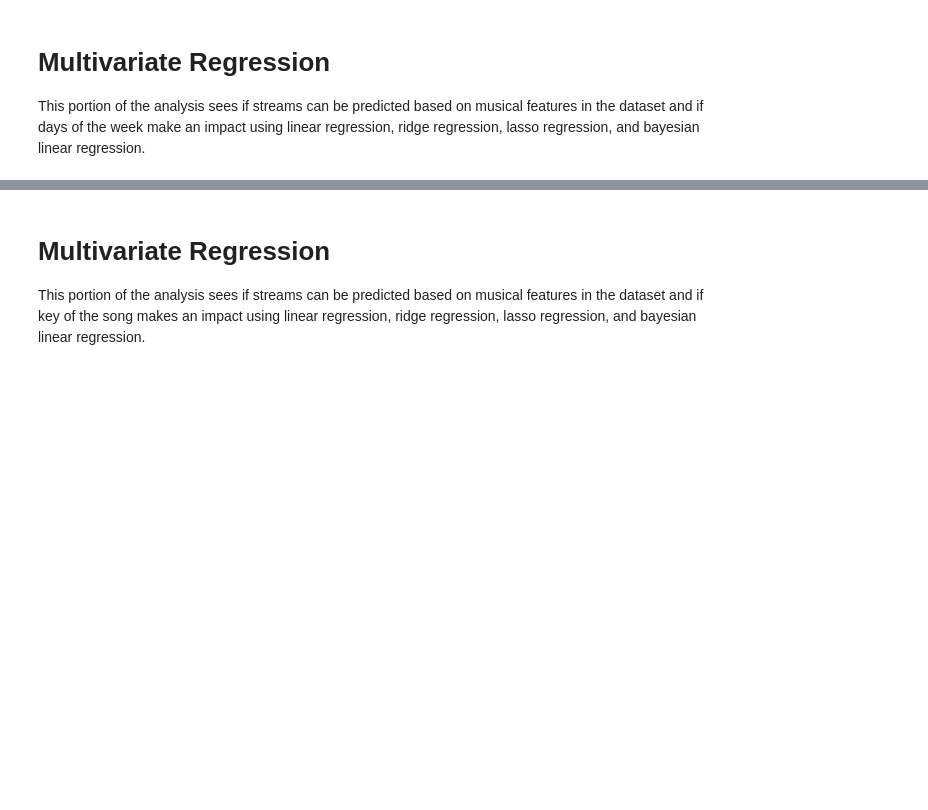
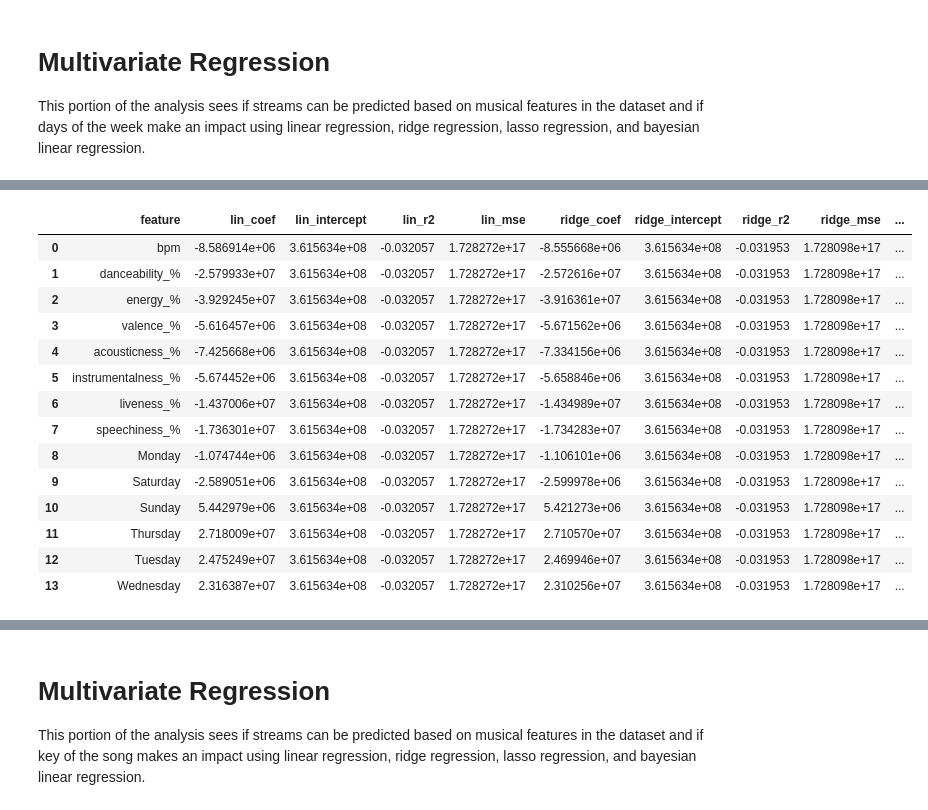
Before and after one commit to bottleyearold/Probabilistic-Machine-Learning-Football-Project, a Jupyter notebook: project_code.ipynb, the cells around one changed output, grey strips where cells are left out. Drawn from its saved outputs; the diff is of its cells as text; code cells hidden in the pictures; blank space fills up the shorter version.

```diff
--- a/project_code.ipynb
+++ b/project_code.ipynb
@@ -699,0 +879,8 @@ This portion of the analysis sees if streams can be predicted based on musical f
+# %%
+X_train, X_test, y_train, y_test = train_test_split(
+    X_multi, y, test_size=0.2, random_state=42
+)
+
+scaler = StandardScaler()
+X_train_scaled = scaler.fit_transform(X_train)
+X_test_scaled = scaler.transform(X_test)
@@ -699,0 +918,15 @@ This portion of the analysis sees if streams can be predicted based on musical f
+# %%
+ridge_model = Ridge()
+ridge_model.fit(X_train_scaled, y_train)
+y_pred_ridge = ridge_model.predict(X_test_scaled)
+
+results_df_ridge = pd.DataFrame({
+    'feature': X_train.columns,
+    'ridge_coef': ridge_model.coef_,
+})
+
+results_df_ridge['ridge_intercept'] = ridge_model.intercept_
+results_df_ridge['ridge_r2'] = r2_score(y_test, y_pred_ridge)
+results_df_ridge['ridge_mse'] = mean_squared_error(y_test, y_pred_ridge)
+
+print(results_df_ridge)
@@ -699,0 +950,15 @@ This portion of the analysis sees if streams can be predicted based on musical f
+# %%
+lasso_model = Lasso(alpha=0.01, max_iter=10000)
+lasso_model.fit(X_train_scaled, y_train)
+y_pred_lasso = lasso_model.predict(X_test_scaled)
+
+results_df_lasso = pd.DataFrame({
+    'feature': X_train.columns,
+    'lasso_coef': lasso_model.coef_,
+})
+
+results_df_lasso['lasso_intercept'] = lasso_model.intercept_
+results_df_lasso['lasso_r2'] = r2_score(y_test, y_pred_lasso)
+results_df_lasso['lasso_mse'] = mean_squared_error(y_test, y_pred_lasso)
+
+print(results_df_lasso)
@@ -699,0 +981,21 @@ This portion of the analysis sees if streams can be predicted based on musical f
+# %%
+results_multivar = results_df_lin.merge(results_df_ridge, on='feature')
+results_multivar = results_multivar.merge(results_df_lasso, on='feature')
+
+results_multivar
+# %% [output]
+|  | feature | lin_coef | lin_intercept | lin_r2 | lin_mse | ridge_coef | ridge_intercept | ridge_r2 | ridge_mse | ... |
+| 0 | bpm | -8.586914e+06 | 3.615634e+08 | -0.032057 | 1.728272e+17 | -8.555668e+06 | 3.615634e+08 | -0.031953 | 1.728098e+17 | ... |
+| 1 | danceability_% | -2.579933e+07 | 3.615634e+08 | -0.032057 | 1.728272e+17 | -2.572616e+07 | 3.615634e+08 | -0.031953 | 1.728098e+17 | ... |
+| 2 | energy_% | -3.929245e+07 | 3.615634e+08 | -0.032057 | 1.728272e+17 | -3.916361e+07 | 3.615634e+08 | -0.031953 | 1.728098e+17 | ... |
+| 3 | valence_% | -5.616457e+06 | 3.615634e+08 | -0.032057 | 1.728272e+17 | -5.671562e+06 | 3.615634e+08 | -0.031953 | 1.728098e+17 | ... |
+| 4 | acousticness_% | -7.425668e+06 | 3.615634e+08 | -0.032057 | 1.728272e+17 | -7.334156e+06 | 3.615634e+08 | -0.031953 | 1.728098e+17 | ... |
+| 5 | instrumentalness_% | -5.674452e+06 | 3.615634e+08 | -0.032057 | 1.728272e+17 | -5.658846e+06 | 3.615634e+08 | -0.031953 | 1.728098e+17 | ... |
+| 6 | liveness_% | -1.437006e+07 | 3.615634e+08 | -0.032057 | 1.728272e+17 | -1.434989e+07 | 3.615634e+08 | -0.031953 | 1.728098e+17 | ... |
+| 7 | speechiness_% | -1.736301e+07 | 3.615634e+08 | -0.032057 | 1.728272e+17 | -1.734283e+07 | 3.615634e+08 | -0.031953 | 1.728098e+17 | ... |
+| 8 | Monday | -1.074744e+06 | 3.615634e+08 | -0.032057 | 1.728272e+17 | -1.106101e+06 | 3.615634e+08 | -0.031953 | 1.728098e+17 | ... |
+| 9 | Saturday | -2.589051e+06 | 3.615634e+08 | -0.032057 | 1.728272e+17 | -2.599978e+06 | 3.615634e+08 | -0.031953 | 1.728098e+17 | ... |
+| 10 | Sunday | 5.442979e+06 | 3.615634e+08 | -0.032057 | 1.728272e+17 | 5.421273e+06 | 3.615634e+08 | -0.031953 | 1.728098e+17 | ... |
+| 11 | Thursday | 2.718009e+07 | 3.615634e+08 | -0.032057 | 1.728272e+17 | 2.710570e+07 | 3.615634e+08 | -0.031953 | 1.728098e+17 | ... |
+| 12 | Tuesday | 2.475249e+07 | 3.615634e+08 | -0.032057 | 1.728272e+17 | 2.469946e+07 | 3.615634e+08 | -0.031953 | 1.728098e+17 | ... |
+| 13 | Wednesday | 2.316387e+07 | 3.615634e+08 | -0.032057 | 1.728272e+17 | 2.310256e+07 | 3.615634e+08 | -0.031953 | 1.728098e+17 | ... |
```
Also changed, not shown: parts of 63 cells of this notebook.
